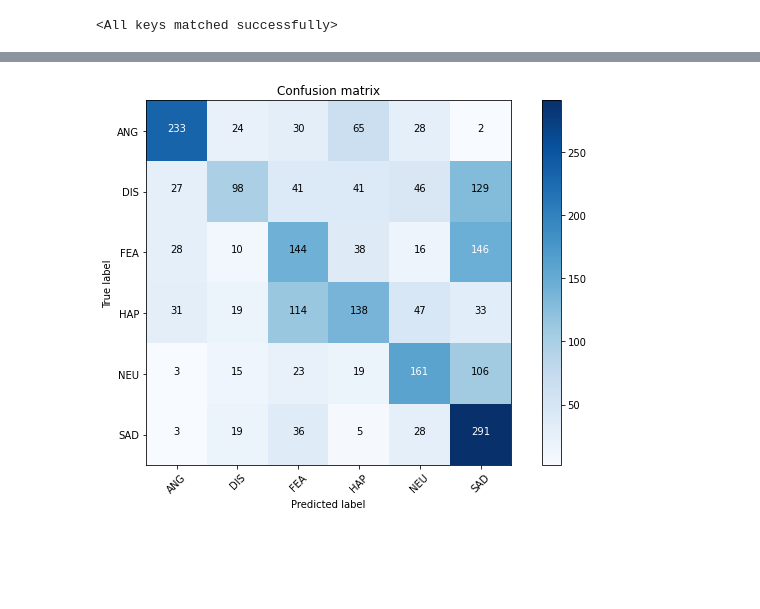
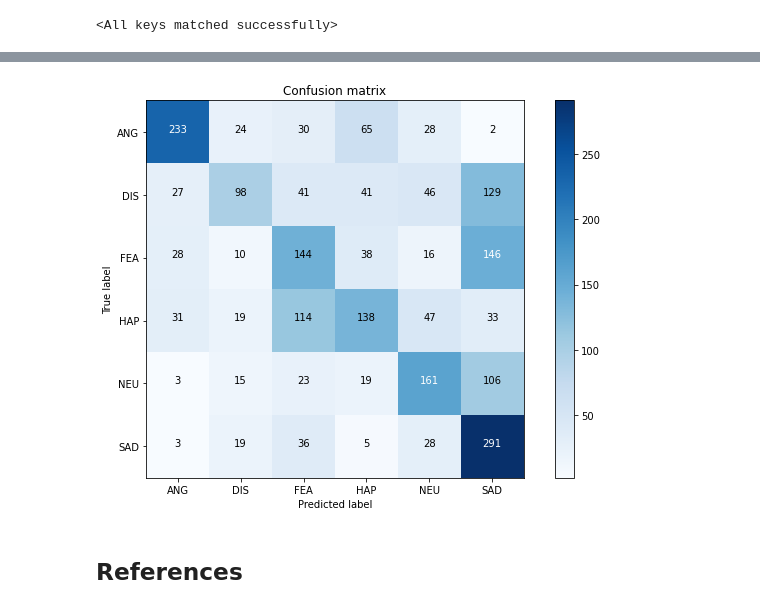
Before and after one commit to AmrMomtaz/Speech-Emotion-Recognition, a Jupyter notebook: Speech_Emotion_Recognition.ipynb, the cells around one changed output, grey strips where cells are left out. Cells and saved outputs as stored; diff of their text form; code cells hidden in the pictures; blank space fills up the shorter version.

```diff
--- a/Speech_Emotion_Recognition.ipynb
+++ b/Speech_Emotion_Recognition.ipynb
@@ -616,7 +616,8 @@ plt.show();
 ## Testing model
 # %%
 WEIGHTS_PATH = '/content/drive/MyDrive/Colab Notebooks/Pattern Recognition/SER/SER.pth'
-# Loading model
+# Loading model and dataloader
+_,_,test_dataloader = get_data_loader('2D',BATCH_SIZE)
 model = VGG_19().to(device)
 if device == 'cpu':
   state_dict = torch.load(WEIGHTS_PATH,map_location=torch.device('cpu'))
@@ -668,25 +669,27 @@ weighted avg       0.50      0.48      0.47      2237
 # %%
 # Visualizing the confusion matrix
 def plot_confusion_matrix(cm, classes, title='Confusion matrix', cmap=plt.cm.Blues):
     plt.imshow(cm, interpolation='nearest', cmap=cmap)
     plt.title(title)
     plt.colorbar()
     tick_marks = np.arange(len(classes))
-    plt.xticks(tick_marks, classes, rotation=45)
+    plt.xticks(tick_marks, classes)
     plt.yticks(tick_marks, classes)
     fmt = '.0f'
     thresh = cm.max() / 2.
     for i, j in itertools.product(range(cm.shape[0]), range(cm.shape[1])):
         plt.text(j, i, format(cm[i, j], fmt), horizontalalignment="center", color="white" if cm[i, j] > thresh else "black")
 
     plt.tight_layout()
     plt.ylabel('True label')
     plt.xlabel('Predicted label')
 cmt = torch.zeros(6,6, dtype=torch.int64)
 for p in stakced_vector:
     tl, pl = p.tolist()
     cmt[tl, pl] = cmt[tl, pl] + 1
 plt.figure(figsize=FIG_SIZE)
 plot_confusion_matrix(cmt, target_names)
 # %% [output]
-[figure, old version]
+[figure, new version]
+# %% [markdown]
+## References
```
Also changed, not shown: parts of 2 cells of this notebook.
